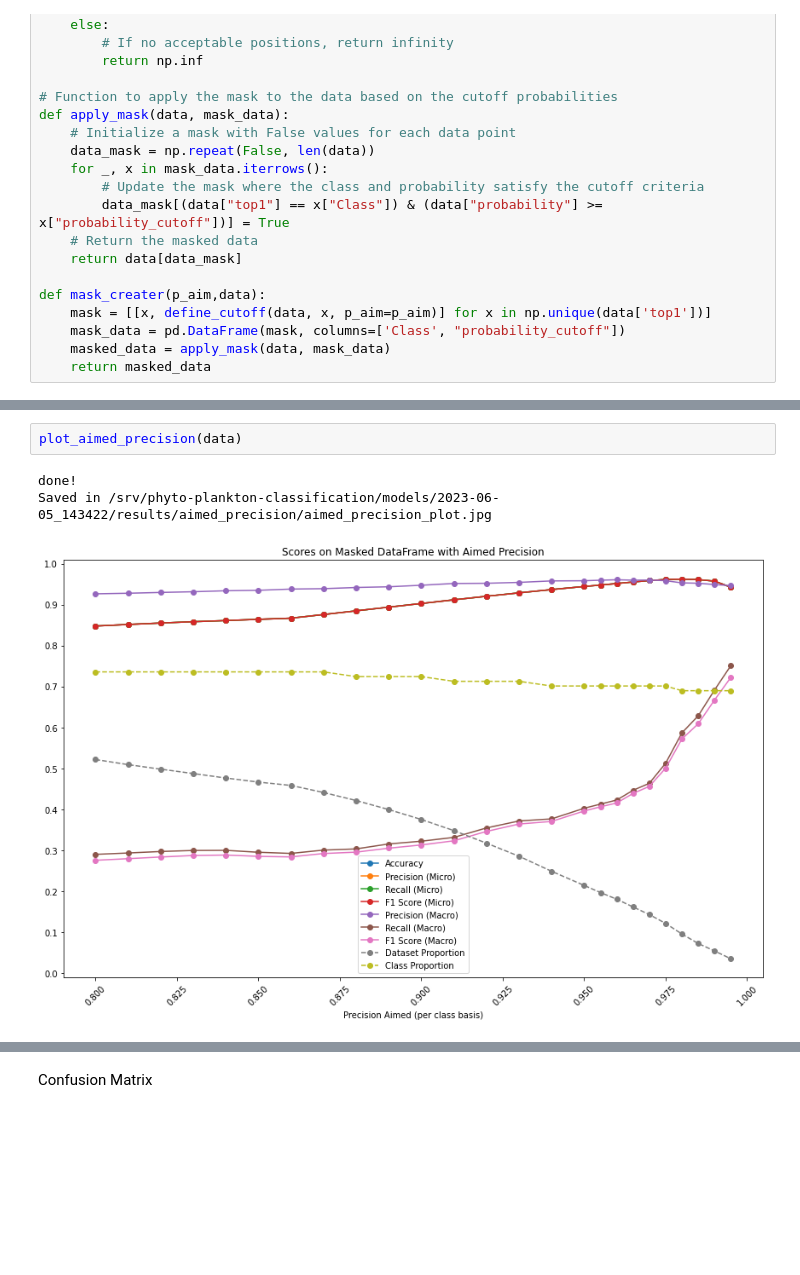
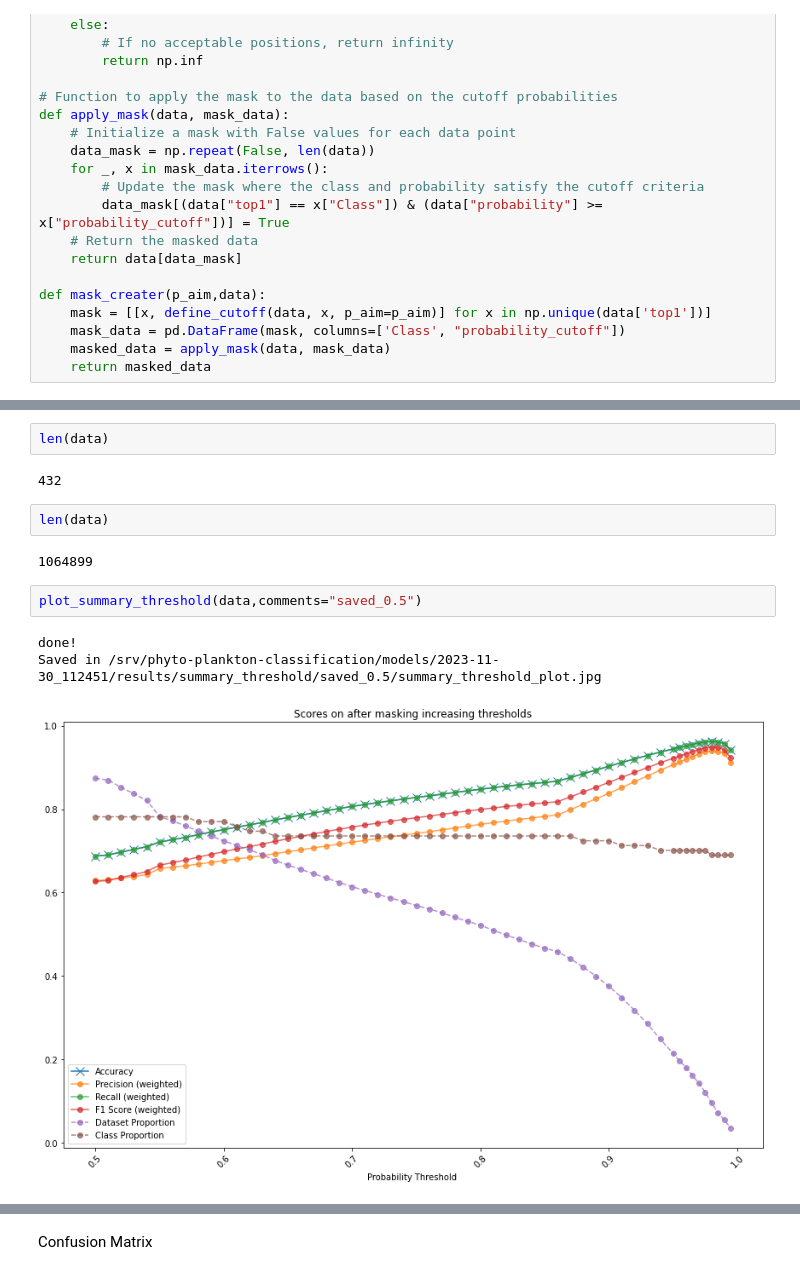
Before and after one commit to lifewatch/phyto-plankton-classification, a Jupyter notebook: notebooks/3.1-Prediction_statistics.ipynb, the cells around one changed output, grey strips where cells are left out. Drawn from its saved outputs; the diff is of its cells as text; blank space fills up the shorter version.

```diff
--- a/notebooks/3.1-Prediction_statistics.ipynb
+++ b/notebooks/3.1-Prediction_statistics.ipynb
@@ -520,8 +512,16 @@ def plot_aimed_precision(data, save_path=False,comments=""):
     print("Saved in", filename)
     plt.show()
 # %%
-plot_aimed_precision(data)
+len(data)
 # %% [output]
-done!
-Saved in /srv/phyto-plankton-classification/models/2023-06-05_143422/results/aimed_precision/aimed_precision_plot.jpg
+432
-[figure, removed]
+# %%
+len(data)
+# %% [output]
+1064899
+# %%
+plot_summary_threshold(data,comments="saved_0.5")
+# %% [output]
+done!
+Saved in /srv/phyto-plankton-classification/models/2023-11-30_112451/results/summary_threshold/saved_0.5/summary_threshold_plot.jpg
+[figure, added]
```
Also changed, not shown: parts of 8 cells of this notebook, 10 other files.
